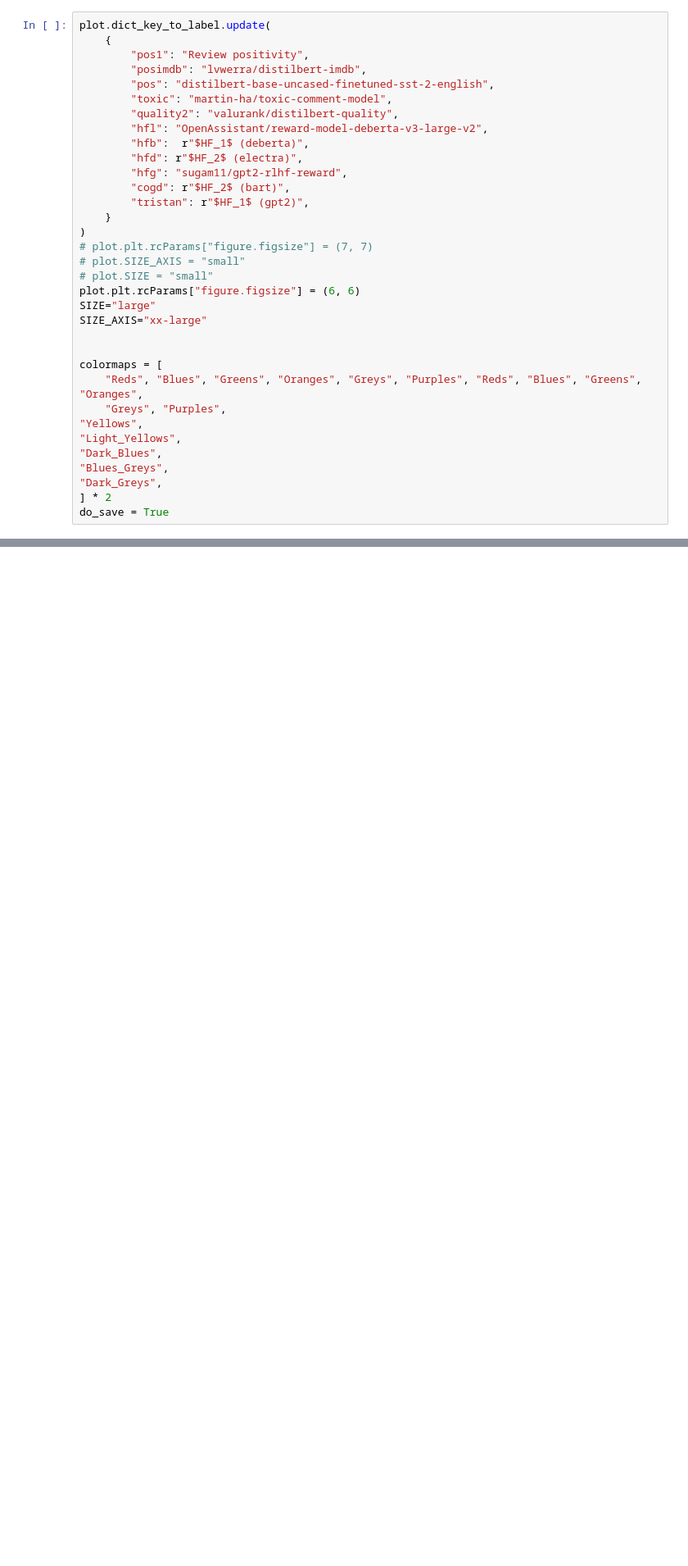
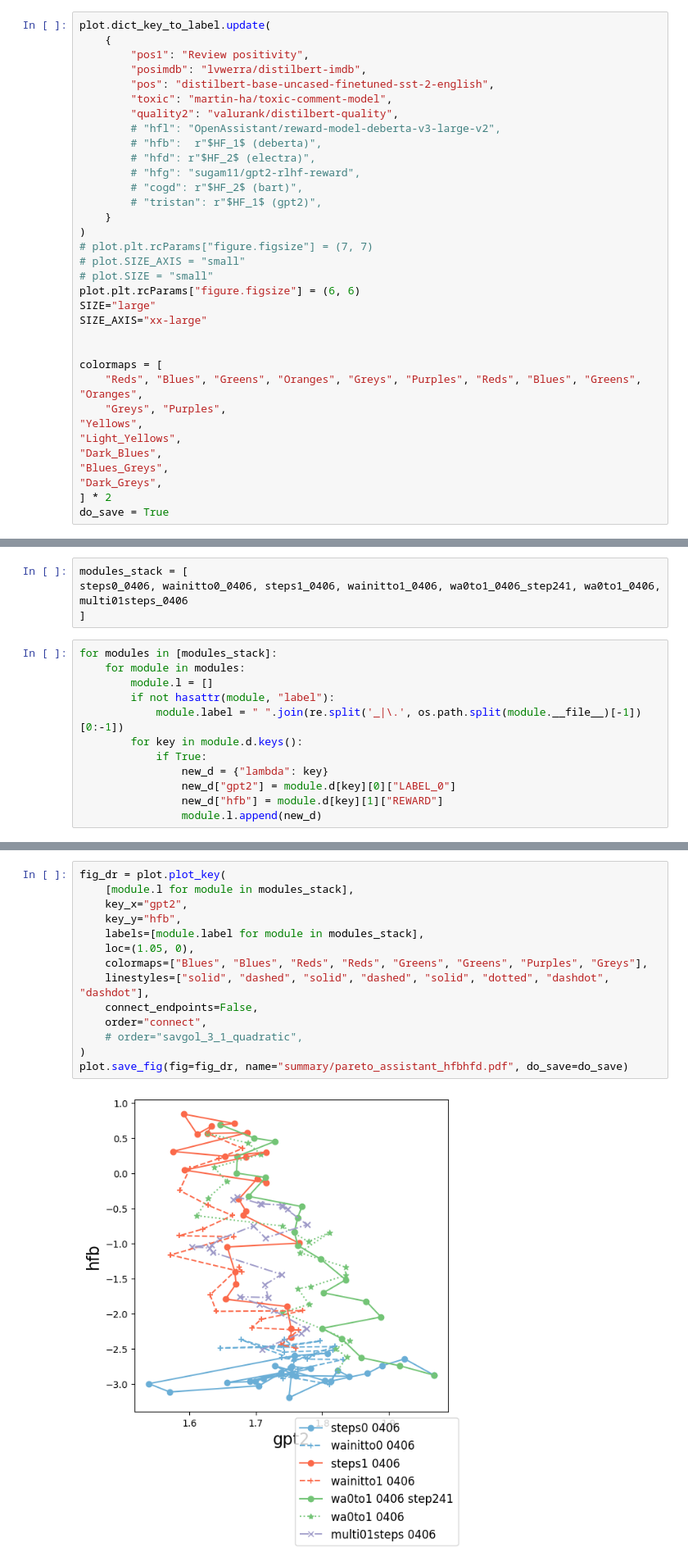
Before and after one commit to alexrame/domainbedv2, a Jupyter notebook: notebooks/rl/nlp/plot_rl.ipynb, the cells around one changed output, grey strips where cells are left out. Shown at 82% size. Cells and saved outputs as stored; diff of their text form; blank space fills up the shorter version.

```diff
--- a/notebooks/rl/nlp/plot_rl.ipynb
+++ b/notebooks/rl/nlp/plot_rl.ipynb
@@ -21,12 +21,12 @@ plot.dict_key_to_label.update(
         "pos": "distilbert-base-uncased-finetuned-sst-2-english",
         "toxic": "martin-ha/toxic-comment-model",
         "quality2": "valurank/distilbert-quality",
-        "hfl": "OpenAssistant/reward-model-deberta-v3-large-v2",
-        "hfb":  r"$HF_1$ (deberta)",
-        "hfd": r"$HF_2$ (electra)",
-        "hfg": "sugam11/gpt2-rlhf-reward",
-        "cogd": r"$HF_2$ (bart)",
-        "tristan": r"$HF_1$ (gpt2)",
+        # "hfl": "OpenAssistant/reward-model-deberta-v3-large-v2",
+        # "hfb":  r"$HF_1$ (deberta)",
+        # "hfd": r"$HF_2$ (electra)",
+        # "hfg": "sugam11/gpt2-rlhf-reward",
+        # "cogd": r"$HF_2$ (bart)",
+        # "tristan": r"$HF_1$ (gpt2)",
     }
 )
 # plot.plt.rcParams["figure.figsize"] = (7, 7)
@@ -49,0 +56,16 @@ do_save = True
+# %%
+modules_stack = [
+steps0_0406, wainitto0_0406, steps1_0406, wainitto1_0406, wa0to1_0406_step241, wa0to1_0406,    multi01steps_0406
+]
+# %%
+for modules in [modules_stack]:
+    for module in modules:
+        module.l = []
+        if not hasattr(module, "label"):
+            module.label = " ".join(re.split('_|\.', os.path.split(module.__file__)[-1])[0:-1])
+        for key in module.d.keys():
+            if True:
+                new_d = {"lambda": key}
+                new_d["gpt2"] = module.d[key][0]["LABEL_0"]
+                new_d["hfb"] = module.d[key][1]["REWARD"]
+                module.l.append(new_d)
@@ -49,0 +74,16 @@ do_save = True
+# %%
+fig_dr = plot.plot_key(
+    [module.l for module in modules_stack],
+    key_x="gpt2",
+    key_y="hfb",
+    labels=[module.label for module in modules_stack],
+    loc=(1.05, 0),
+    colormaps=["Blues", "Blues", "Reds", "Reds", "Greens", "Greens", "Purples", "Greys"],
+    linestyles=["solid", "dashed", "solid", "dashed", "solid", "dotted", "dashdot", "dashdot"],
+    connect_endpoints=False,
+    order="connect",
+    # order="savgol_3_1_quadratic",
+)
+plot.save_fig(fig=fig_dr, name="summary/pareto_assistant_hfbhfd.pdf", do_save=do_save)
+# %% [output]
+[figure, added]
```
Also changed, not shown: parts of 25 cells of this notebook, 9 other files.
